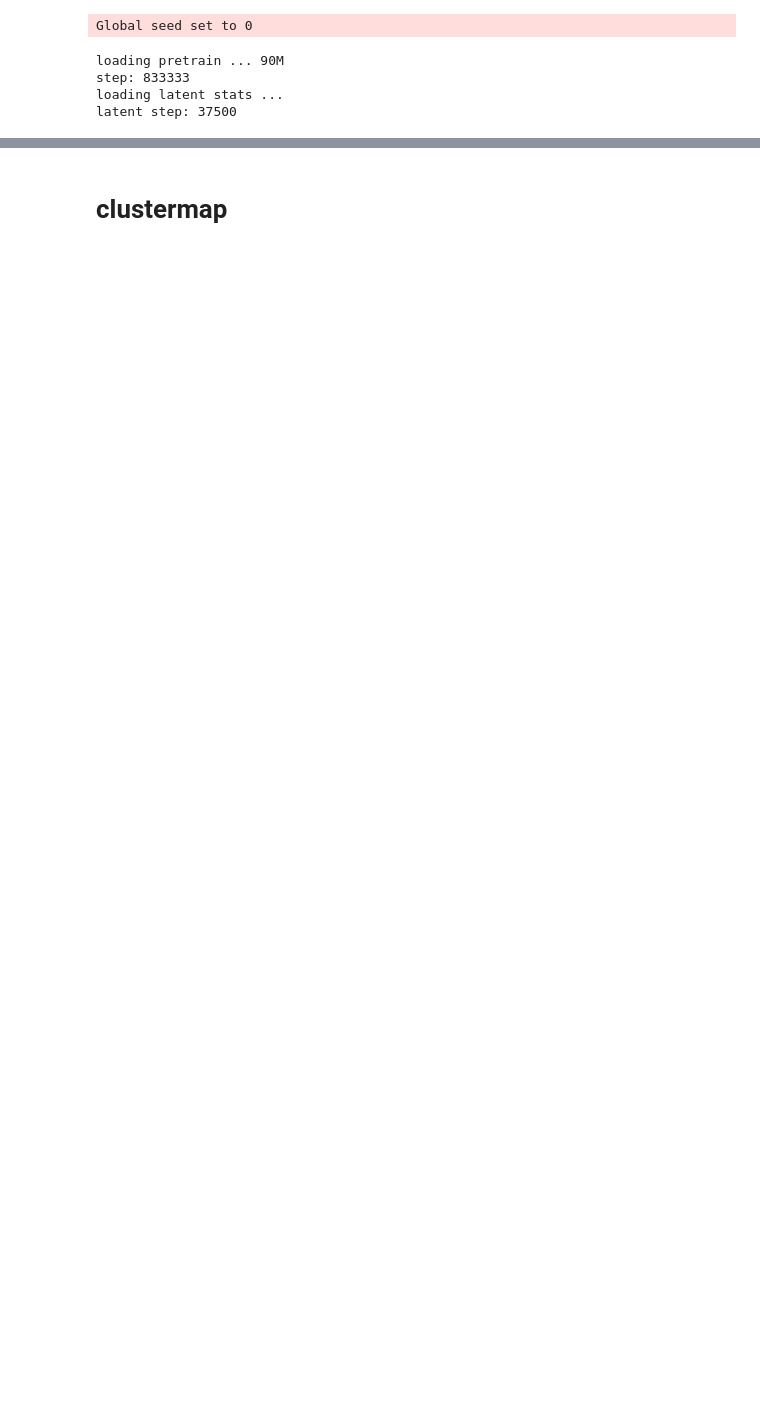
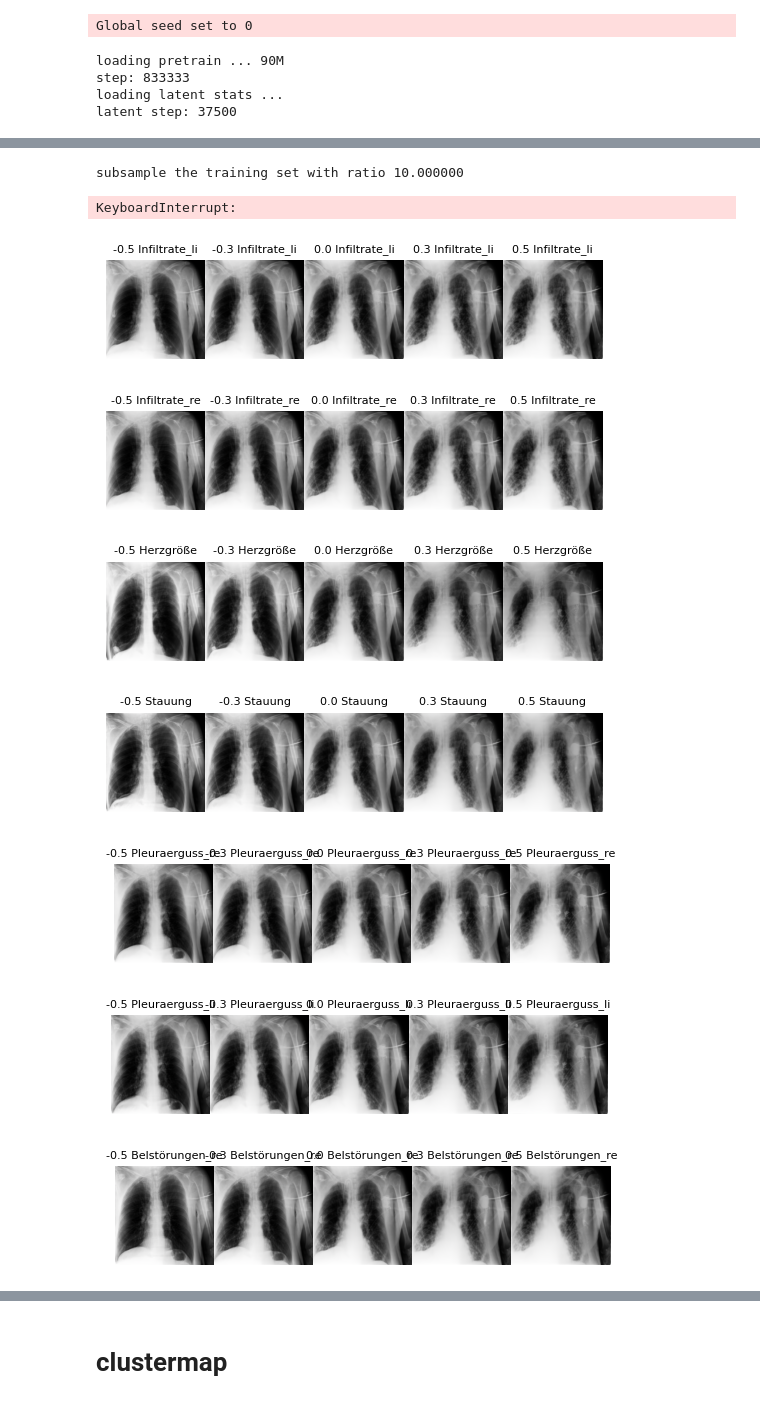
Before and after one commit to peterhan91/diffae_med, a Jupyter notebook: manipulate_padchest.ipynb, the cells around one changed output, grey strips where cells are left out. Drawn from its saved outputs; the diff is of its cells as text; code cells hidden in the pictures; blank space fills up the shorter version.

```diff
--- a/manipulate_padchest.ipynb
+++ b/manipulate_padchest.ipynb
@@ -163,22 +220,23 @@ class PatchDataset(Dataset):
     def __init__(self, path_to_images, fold='test', sample=0, transform=None):
         self.transform = transform
         self.path_to_images = path_to_images
-        self.df = pd.read_csv('../padchest/padchest_test_test.csv')
+        self.df = pd.read_csv('labels/uka_chest.csv')
+        self.df = self.df[self.df['split'] == fold]
+        self.df_pad = pd.read_csv('labels/padchest_test_test.csv')
         # self.df = self.df[self.df['normal']==1]
         if(sample > 0 and sample < len(self.df)):
-            self.df = self.df.sample(frac=sample, random_state=42)
-            print('subsample the training set with ratio %f' % sample)
-        self.df = self.df.set_index('ImageID')
-        self.PRED_LABEL = self.df.columns
+            self.df = self.df.sample(n=sample, random_state=42)
+            # print('subsample the training set with ratio %f' % sample)
+        self.df = self.df.set_index('Anforderungsnummer')
+        self.PRED_LABEL = self.df.columns[:-1]
 
     def __len__(self):
         return len(self.df)
 
     def __getitem__(self, idx):
         image = Image.open(
-            os.path.join(self.path_to_images, self.df.index[idx])
+            os.path.join(self.path_to_images, str(self.df.index[idx])+'.jpg')
             )
-        print(self.df.index[idx])
         image = image.convert('RGB')
         label = np.zeros(len(self.PRED_LABEL), dtype=int)
         for i in range(0, len(self.PRED_LABEL)):
@@ -187,14 +245,46 @@ class PatchDataset(Dataset):
         if self.transform:
             image = self.transform(image)
 
-        return (image, label)
+        return (image, label, str(self.df.index[idx]))
 
 
-te_dataset = PatchDataset(path_to_images='../padchest/test',
+te_dataset = PatchDataset(path_to_images='/data/UKA_CHEST/UKA_preprocessed_all/',
                         fold='test',
+                        sample = 5,
                         transform=transforms.Compose([
-                            transforms.Resize(256),
-                            transforms.CenterCrop(256),
-                            transforms.ToTensor(),
-                            transforms.Normalize((0.5, 0.5, 0.5), (0.5, 0.5, 0.5))
-                            ]))
+                        transforms.Resize(256),
+                        transforms.CenterCrop(256),
+                        transforms.ToTensor(),
+                        transforms.Normalize((0.5, 0.5, 0.5), (0.5, 0.5, 0.5))
+                        ]))
+# %% [output]
+subsample the training set with ratio 10.000000
+# %%
+for (batch, y, name) in tqdm(te_dataset):
+    batch = batch[None]
+    cond = model.encode(batch.to(device))
+    xT = model.encode_stochastic(batch.to(device), cond, T=250)
+    for cls_id, label in enumerate(te_dataset.PRED_LABEL):
+        cond2 = cls_model.normalize(cond)
+        fig, ax = plt.subplots(1, 5)
+        for i, alpha in enumerate([-0.5, -0.3, 0.0, 0.3, 0.5]):
+            cond_ = cond2 + alpha * math.sqrt(512) * F.normalize(cls_model.classifier.weight[cls_id][None, :], dim=1)
+            cond_ = cls_model.denormalize(cond_)
+            img = model.render(xT, cond_, T=200)
+            _ = ax[i].imshow(img[0].permute(1, 2, 0).cpu())
+            _ = ax[i].axis('off')
+            _ = ax[i].set_title(str(alpha) + ' ' + label, fontsize=4)
+        _ = plt.subplots_adjust(wspace=0, hspace=0)
+        save_path = os.path.join('../uka_chest/diffae/', name)
+        Path(save_path).mkdir(parents=True, exist_ok=True)
+        _ = plt.savefig(os.path.join(save_path, name+'_'+label+'.png'), dpi=400,
+                        bbox_inches = 'tight', pad_inches = 0)
+# %% [output]
+KeyboardInterrupt:
+[figure, added]
+[figure, added]
+[figure, added]
+[figure, added]
+[figure, added]
+[figure, added]
+[figure, added]
```
Also changed, not shown: parts of 12 cells of this notebook, 19 other files.
